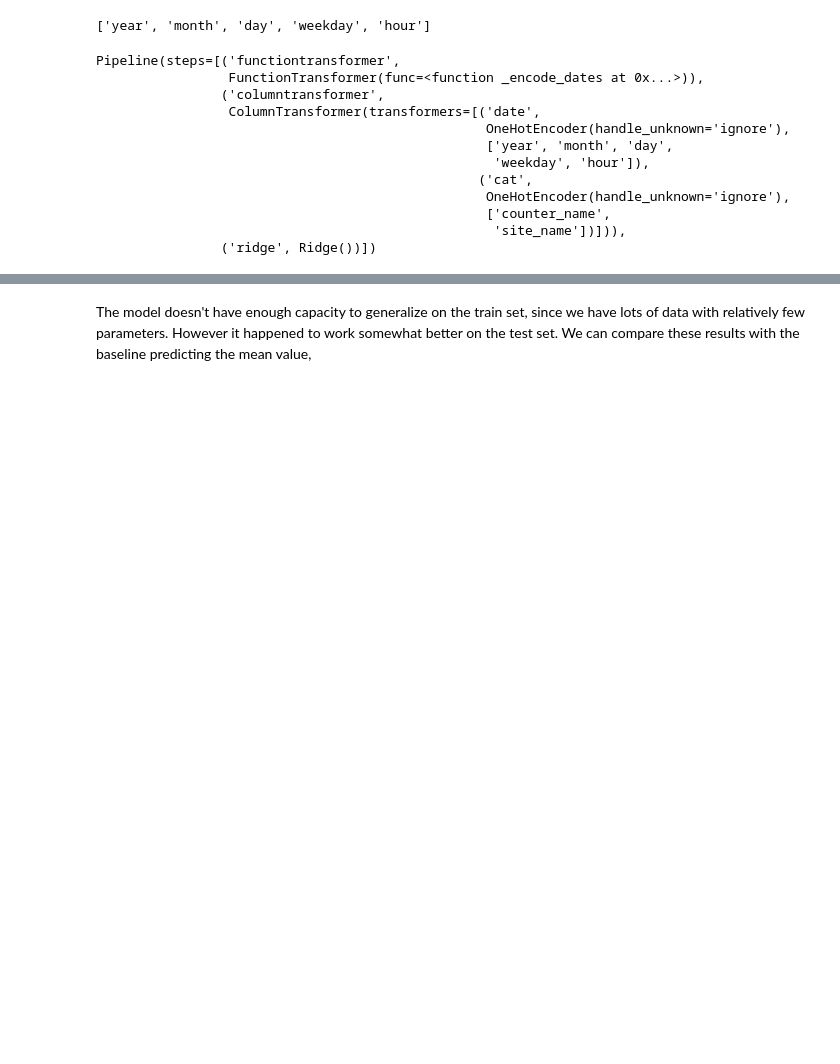
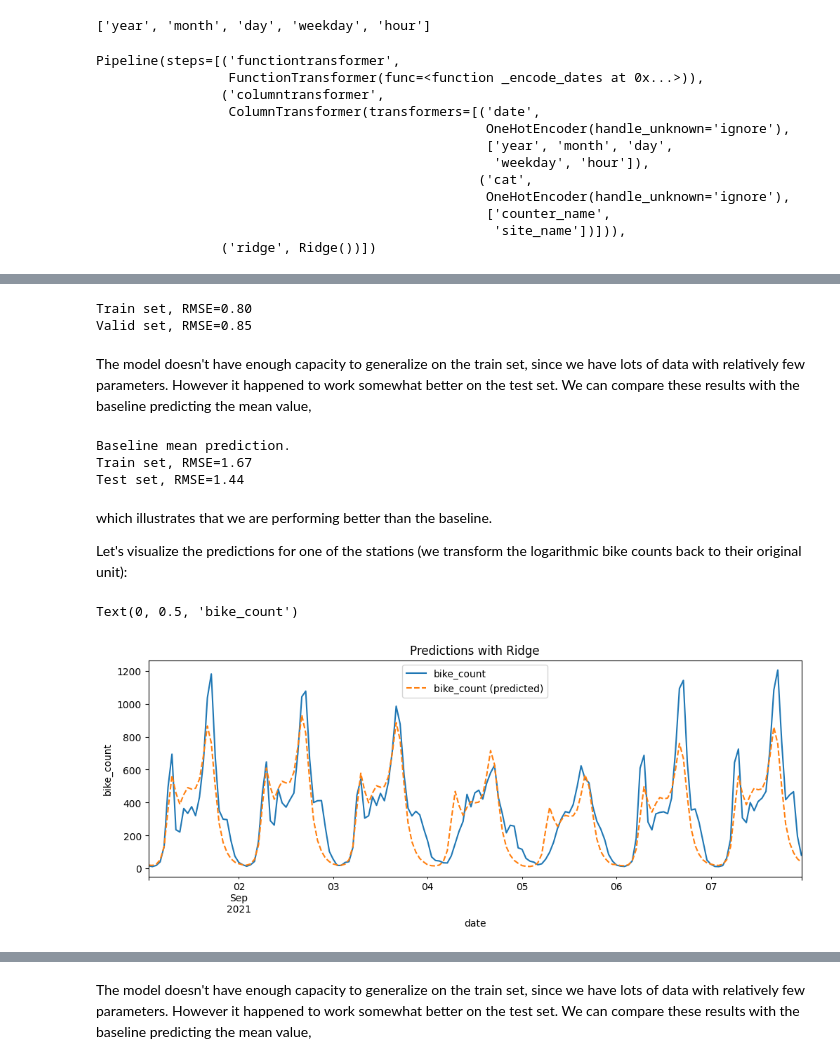
Before and after one commit to dianemans/bike_count_ldmh, a Jupyter notebook: bike_counters_starting_kit.ipynb, the cells around one changed output, grey strips where cells are left out. Drawn from its saved outputs; the diff is of its cells as text; code cells hidden in the pictures; blank space fills up the shorter version.

Commit message:
finalised addition of new features and Ridge Regression with new features

```diff
--- a/bike_counters_starting_kit.ipynb
+++ b/bike_counters_starting_kit.ipynb
@@ -332,26 +328,3 @@ Pipeline(steps=[('functiontransformer',
                                                   ['counter_name',
                                                    'site_name'])])),
                 ('ridge', Ridge())])
-# %%
-from sklearn.compose import ColumnTransformer
-from sklearn.pipeline import make_pipeline
-from sklearn.preprocessing import OneHotEncoder, StandardScaler
-
-# Define numerical and categorical columns
-categorical_cols = ["counter_name", "site_name"]
-
-# Create transformers for numerical and categorical columns
-categorical_transformer = OneHotEncoder(handle_unknown="ignore")
-
-# Create preprocessor using ColumnTransformer
-preprocessor = ColumnTransformer(
-    transformers=[
-        ("cat", categorical_transformer, categorical_cols)
-    ]
-)
-
-# Update the pipeline
-pipe = make_pipeline(date_encoder, cyclic_time_encoder, interaction_feature_creator, geospatial_feature_calculator, preprocessor, regressor)
-
-# Fit the model
-pipe.fit(X_train, y_train)
@@ -374,0 +333,50 @@ Pipeline(steps=[('functiontransformer-1',
+# %%
+from sklearn.metrics import mean_squared_error
+
+print(
+    f"Train set, RMSE={mean_squared_error(y_train, pipe.predict(X_train), squared=False):.2f}"
+)
+print(
+    f"Valid set, RMSE={mean_squared_error(y_valid, pipe.predict(X_valid), squared=False):.2f}"
+)
+# %% [output]
+Train set, RMSE=0.80
+Valid set, RMSE=0.85
+# %% [markdown]
+The model doesn't have enough capacity to generalize on the train set, since we have lots of data with relatively few parameters. However it happened to work somewhat better on the test set. We can compare these results with the baseline predicting the mean value,
+# %%
+print("Baseline mean prediction.")
+print(
+    f"Train set, RMSE={mean_squared_error(y_train, np.full(y_train.shape, y_train.mean()), squared=False):.2f}"
+)
+print(
+    f"Test set, RMSE={mean_squared_error(y_valid, np.full(y_valid.shape, y_valid.mean()), squared=False):.2f}"
+)
+# %% [output]
+Baseline mean prediction.
+Train set, RMSE=1.67
+Test set, RMSE=1.44
+# %% [markdown]
+which illustrates that we are performing better than the baseline.
+
+Let's visualize the predictions for one of the stations (we transform the logarithmic bike counts back to their original unit):
+# %%
+mask = (
+    (X_valid["counter_name"] == "Totem 73 boulevard de Sébastopol S-N")
+    & (X_valid["date"] > pd.to_datetime("2021/09/01"))
+    & (X_valid["date"] < pd.to_datetime("2021/09/08"))
+)
+
+df_viz = X_valid.loc[mask].copy()
+df_viz["bike_count"] = np.exp(y_valid[mask.values]) - 1
+df_viz["bike_count (predicted)"] = np.exp(pipe.predict(X_valid[mask])) - 1
+# %%
+fig, ax = plt.subplots(figsize=(12, 4))
+
+df_viz.plot(x="date", y="bike_count", ax=ax)
+df_viz.plot(x="date", y="bike_count (predicted)", ax=ax, ls="--")
+ax.set_title("Predictions with Ridge")
+ax.set_ylabel("bike_count")
+# %% [output]
+Text(0, 0.5, 'bike_count')
+[figure, added]
```
Also changed, not shown: parts of 35 cells of this notebook, 3 other files.
